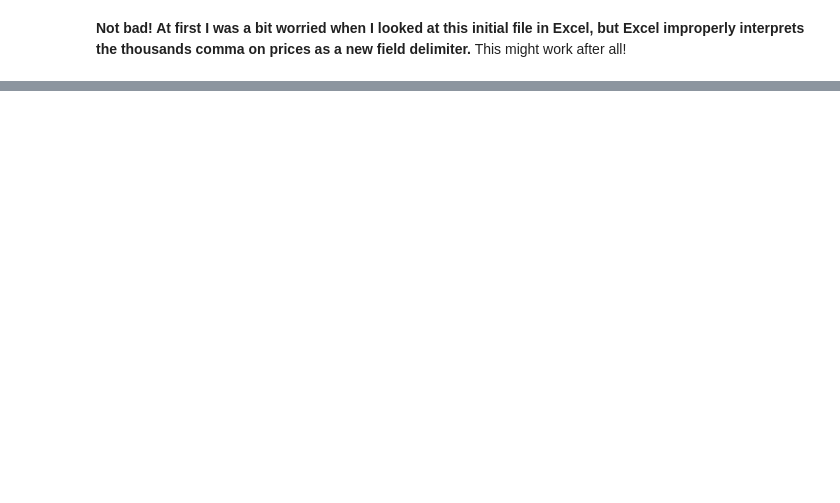
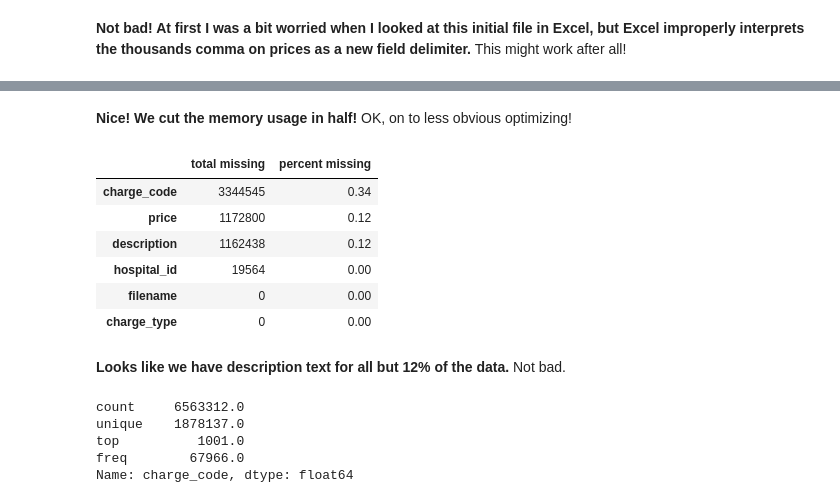
Before and after one commit to emigre459/hospital-chargemaster, a Jupyter notebook: Data_Exploration.ipynb, the cells around one changed output, grey strips where cells are left out. Cells and saved outputs as stored; diff of their text form; code cells hidden in the pictures; blank space fills up the shorter version.

```diff
--- a/Data_Exploration.ipynb
+++ b/Data_Exploration.ipynb
@@ -199,0 +248,8 @@ This dataframe is quite large (almost 4GB in memory!) and that's likely to cause
+# %%
+# Make categorical columns where appropriate
+cat_cols = ['hospital_id', 'filename', 'charge_type']
+
+for col in cat_cols:
+    df.loc[:, col] = df.loc[:, col].astype('category')
+
+df['charge_type'].cat.categories
@@ -199,0 +275,28 @@ This dataframe is quite large (almost 4GB in memory!) and that's likely to cause
+# %% [markdown]
+**Nice! We cut the memory usage in half!** OK, on to less obvious optimizing!
+# %%
+# What do our missing values look like? How sparse are these data?
+
+missing = pd.DataFrame(df.isnull().sum()).rename(columns = {0: 'total missing'})
+missing['percent missing'] = round(missing['total missing'] / len(df),2)
+missing.sort_values('total missing', ascending = False)
+missing
+# %% [output]
+|  | total missing | percent missing |
+| charge_code | 3344545 | 0.34 |
+| price | 1172800 | 0.12 |
+| description | 1162438 | 0.12 |
+| hospital_id | 19564 | 0.00 |
+| filename | 0 | 0.00 |
+| charge_type | 0 | 0.00 |
+# %% [markdown]
+**Looks like we have description text for all but 12% of the data.** Not bad.
+# %%
+# How often do charge codes exist?
+df['charge_code'].describe()
+# %% [output]
+count     6563312.0
+unique    1878137.0
+top          1001.0
+freq        67966.0
+Name: charge_code, dtype: float64
```
Also changed, not shown: parts of 21 cells of this notebook.
